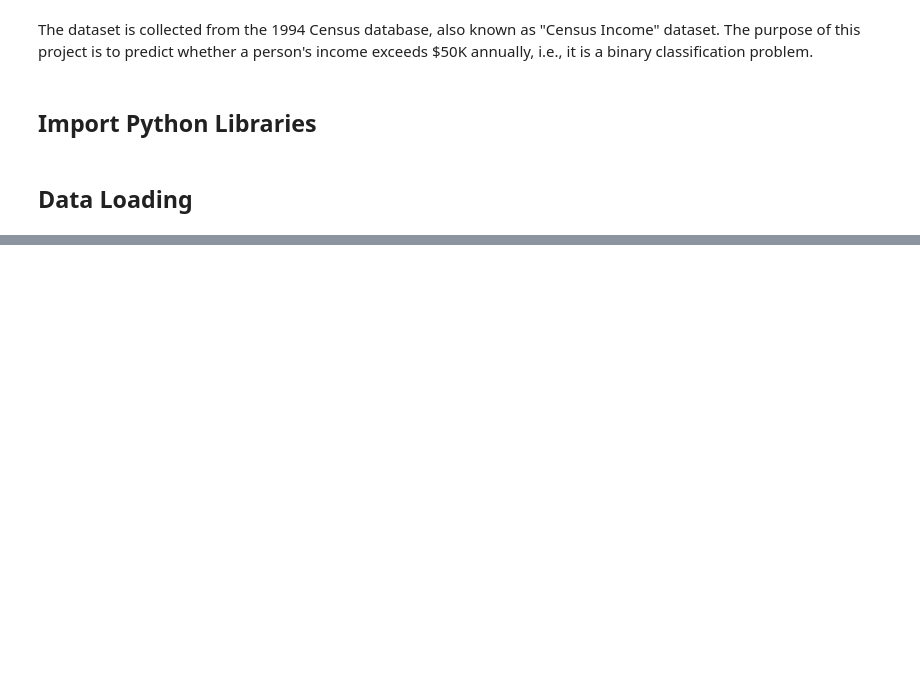
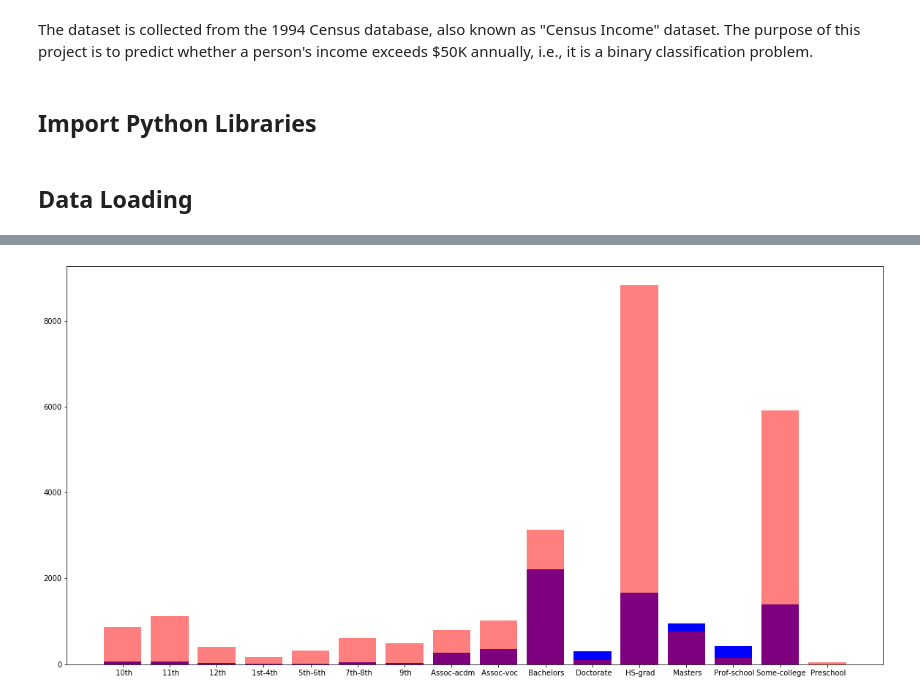
Before and after one commit to cchia/mlproject, a Jupyter notebook: UCI/adult/model_adult_rf-detailed.ipynb, the cells around one changed output, grey strips where cells are left out. Cells and saved outputs as stored; diff of their text form; code cells hidden in the pictures; blank space fills up the shorter version.

```diff
--- a/UCI/adult/model_adult_rf-detailed.ipynb
+++ b/UCI/adult/model_adult_rf-detailed.ipynb
@@ -46,0 +73,4 @@ def plotDist(column):
+# %%
+plotDist('education')
+# %% [output]
+[figure, added]
```
Also changed, not shown: parts of 125 cells of this notebook.
